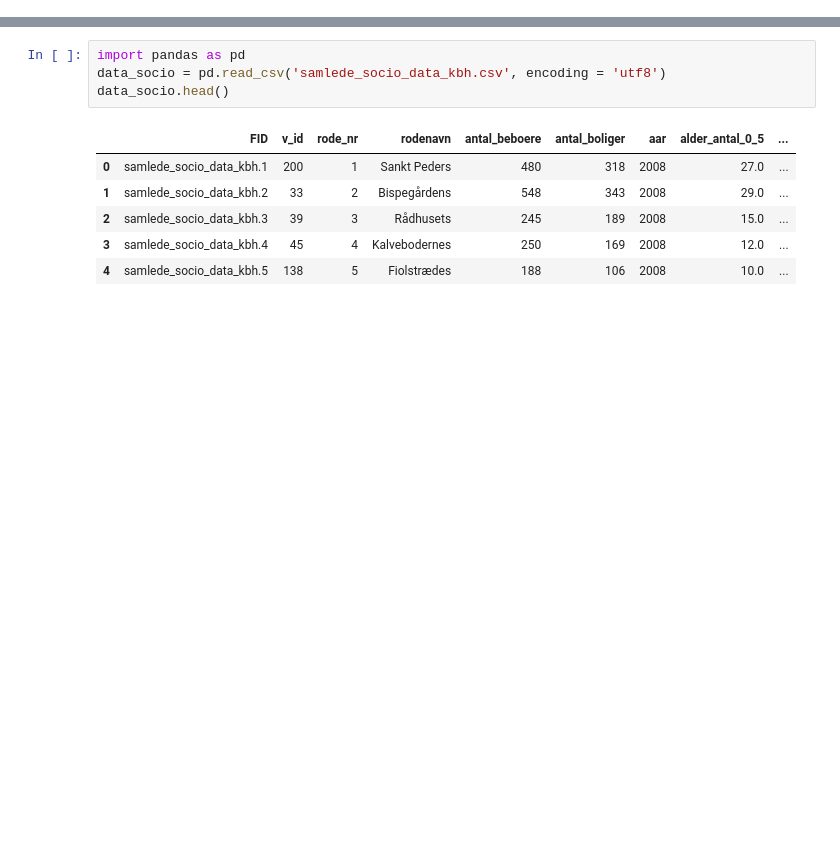
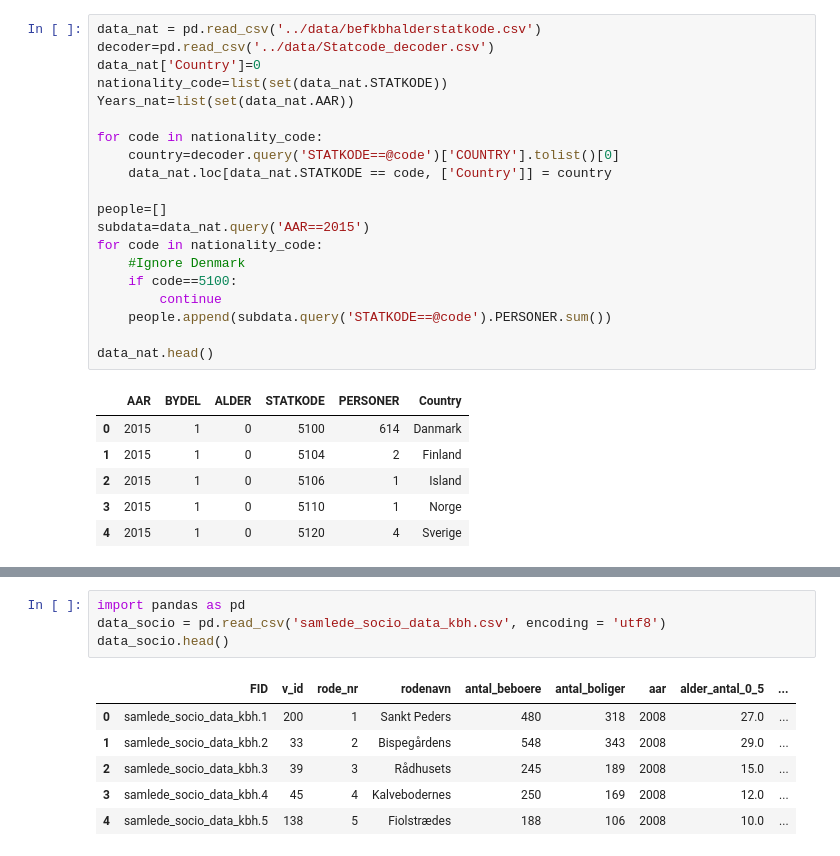
Before and after one commit to aripalli/CPH-data-analysis, a Jupyter notebook: ipython-notebooks/Our project.ipynb, the cells around one changed output, grey strips where cells are left out. Saved outputs shown, nothing was run; the diff lists cells and outputs as text; blank space fills up the shorter version.

```diff
--- a/ipython-notebooks/Our project.ipynb
+++ b/ipython-notebooks/Our project.ipynb
@@ -56,0 +64,27 @@ We wanted also to change the numerical value of districts and nations to their n
+# %%
+data_nat = pd.read_csv('../data/befkbhalderstatkode.csv')
+decoder=pd.read_csv('../data/Statcode_decoder.csv')
+data_nat['Country']=0
+nationality_code=list(set(data_nat.STATKODE))
+Years_nat=list(set(data_nat.AAR))
+
+for code in nationality_code:
+    country=decoder.query('STATKODE==@code')['COUNTRY'].tolist()[0]
+    data_nat.loc[data_nat.STATKODE == code, ['Country']] = country
+
+people=[]
+subdata=data_nat.query('AAR==2015')
+for code in nationality_code:
+    #Ignore Denmark
+    if code==5100:
+        continue
+    people.append(subdata.query('STATKODE==@code').PERSONER.sum())
+
+data_nat.head()
+# %% [output]
+|  | AAR | BYDEL | ALDER | STATKODE | PERSONER | Country |
+| 0 | 2015 | 1 | 0 | 5100 | 614 | Danmark |
+| 1 | 2015 | 1 | 0 | 5104 | 2 | Finland |
+| 2 | 2015 | 1 | 0 | 5106 | 1 | Island |
+| 3 | 2015 | 1 | 0 | 5110 | 1 | Norge |
+| 4 | 2015 | 1 | 0 | 5120 | 4 | Sverige |
```
Also changed, not shown: parts of 7 cells of this notebook, 6 other files.
